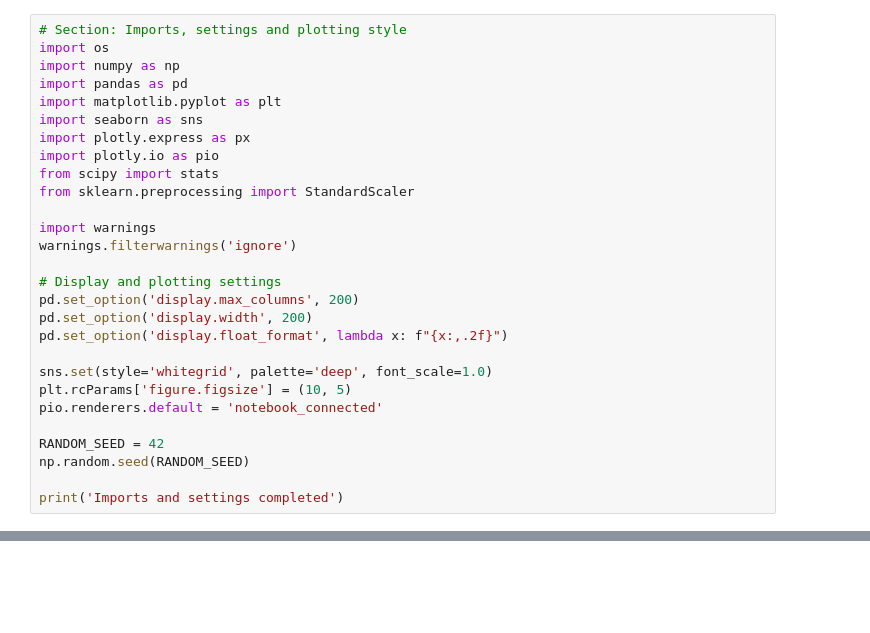
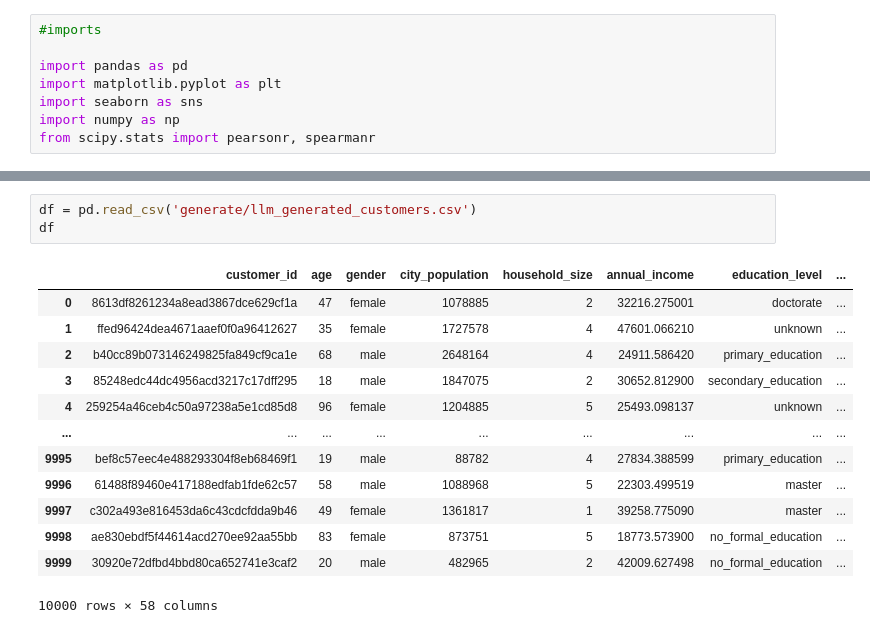
Before and after one commit to zmaszlanka/churn_analysis_and_prediction, a Jupyter notebook: src/synthetic_dataset/dataset_exploration.ipynb, the cells around one changed output, grey strips where cells are left out. Drawn from its saved outputs; the diff is of its cells as text; blank space fills up the shorter version.

Commit message:
data preprocessing

```diff
--- a/src/synthetic_dataset/dataset_exploration.ipynb
+++ b/src/synthetic_dataset/dataset_exploration.ipynb
@@ -13,28 +3,8 @@ Run the cells sequentially. The notebook is written to be reproducible and prese
 # %%
-# Section: Imports, settings and plotting style
-import os
-import numpy as np
+#imports
+
 import pandas as pd
 import matplotlib.pyplot as plt
 import seaborn as sns
-import plotly.express as px
-import plotly.io as pio
-from scipy import stats
-from sklearn.preprocessing import StandardScaler
-
-import warnings
-warnings.filterwarnings('ignore')
-
-# Display and plotting settings
-pd.set_option('display.max_columns', 200)
-pd.set_option('display.width', 200)
-pd.set_option('display.float_format', lambda x: f"{x:,.2f}")
-
-sns.set(style='whitegrid', palette='deep', font_scale=1.0)
-plt.rcParams['figure.figsize'] = (10, 5)
-pio.renderers.default = 'notebook_connected'
-
-RANDOM_SEED = 42
-np.random.seed(RANDOM_SEED)
-
-print('Imports and settings completed')
+import numpy as np
+from scipy.stats import pearsonr, spearmanr
@@ -206,0 +11,17 @@ print('Next steps: formalize feature engineering, build segmentation, and train
+# %%
+df = pd.read_csv('generate/llm_generated_customers.csv')
+df
+# %% [output]
+|  | customer_id | age | gender | city_population | household_size | annual_income | education_level | ... |
+| 0 | 8613df8261234a8ead3867dce629cf1a | 47 | female | 1078885 | 2 | 32216.275001 | doctorate | ... |
+| 1 | ffed96424dea4671aaef0f0a96412627 | 35 | female | 1727578 | 4 | 47601.066210 | unknown | ... |
+| 2 | b40cc89b073146249825fa849cf9ca1e | 68 | male | 2648164 | 4 | 24911.586420 | primary_education | ... |
+| 3 | 85248edc44dc4956acd3217c17dff295 | 18 | male | 1847075 | 2 | 30652.812900 | secondary_education | ... |
+| 4 | 259254a46ceb4c50a97238a5e1cd85d8 | 96 | female | 1204885 | 5 | 25493.098137 | unknown | ... |
+| ... | ... | ... | ... | ... | ... | ... | ... | ... |
+| 9995 | bef8c57eec4e488293304f8eb68469f1 | 19 | male | 88782 | 4 | 27834.388599 | primary_education | ... |
+| 9996 | 61488f89460e417188edfab1fde62c57 | 58 | male | 1088968 | 5 | 22303.499519 | master | ... |
+| 9997 | c302a493e816453da6c43cdcfdda9b46 | 49 | female | 1361817 | 1 | 39258.775090 | master | ... |
+| 9998 | ae830ebdf5f44614acd270ee92aa55bb | 83 | female | 873751 | 5 | 18773.573900 | no_formal_education | ... |
+| 9999 | 30920e72dfbd4bbd80ca652741e3caf2 | 20 | male | 482965 | 2 | 42009.627498 | no_formal_education | ... |
+10000 rows × 58 columns
```
Also changed, not shown: parts of 8 cells of this notebook, 4 other files.
